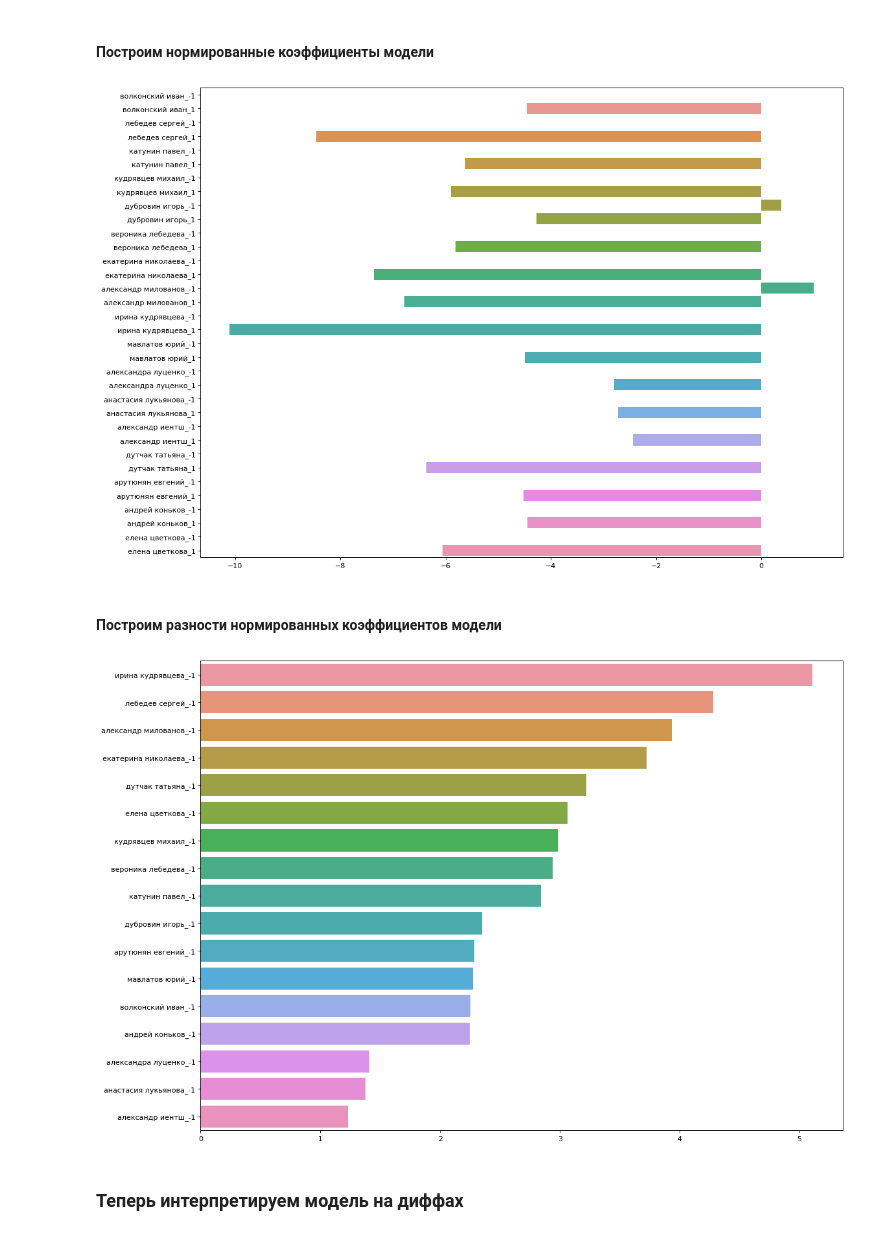
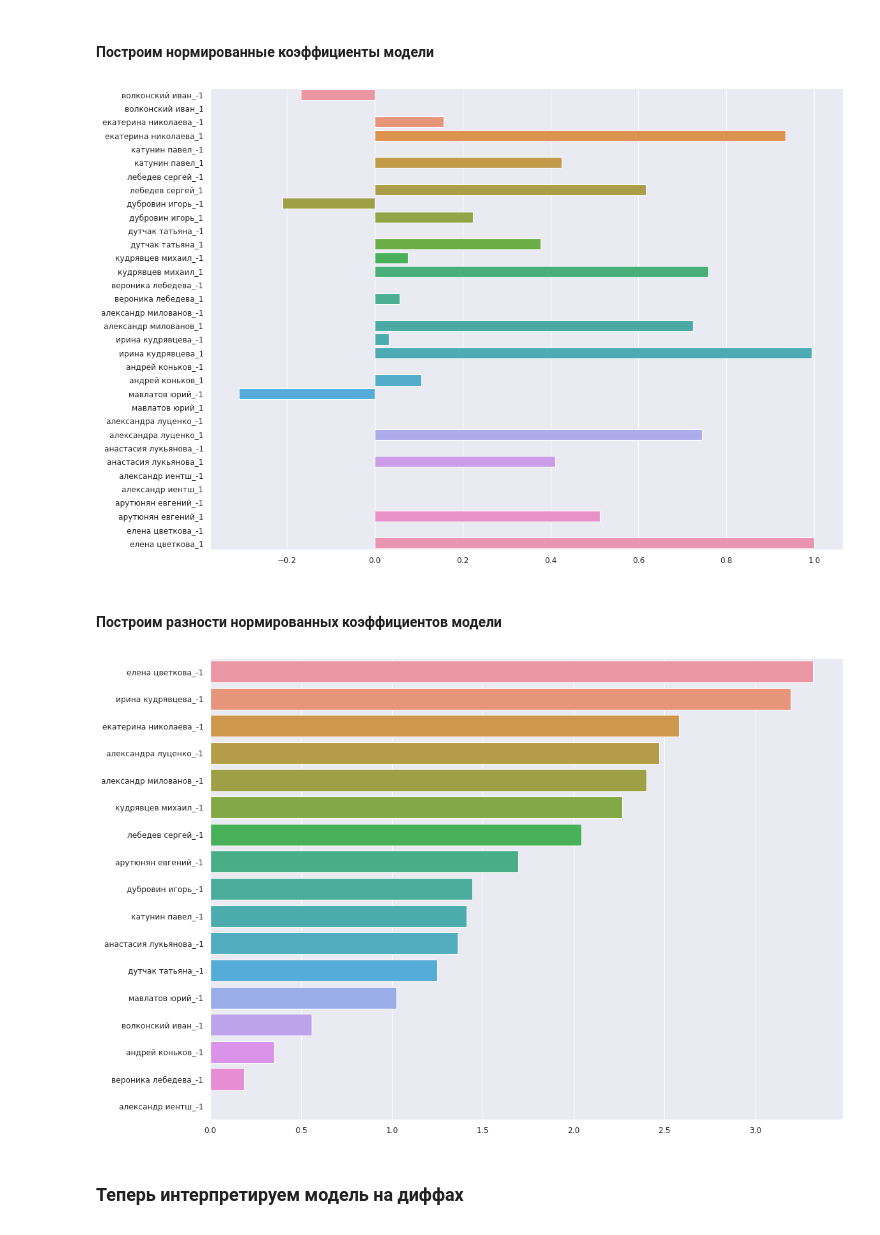
Before and after one commit to SovHustler/hustle-scrape, a Jupyter notebook: dataanalisys/Hustle Analysis.ipynb, the cells around one changed output. Cells and saved outputs as stored; diff of their text form; code cells hidden in the pictures.

```diff
--- a/dataanalisys/Hustle Analysis.ipynb
+++ b/dataanalisys/Hustle Analysis.ipynb
@@ -124,3 +128,3 @@ results.head()
 # %%
-results = pipeline.undersample_to_least_popular_judge(results)
-results.head()
+# results = pipeline.undersample_to_least_popular_judge(results)
+# results.head()
@@ -197,26 +198,28 @@ cross_based_regressor_score, diff_based_regressor_score
 # %%
 cross_based_coef_data = model_interpretation.get_sorted_cross_based_model_coefs(
     cross_based_regressor, total_cross_based_data
-)
+).negate()
 # %% [markdown]
 #### Построим нормированные коэффициенты модели
 # %%
 import seaborn as sns
 
+sns.set()
+
 plt.figure(figsize=(16, 12), dpi=80)
 ax = sns.barplot(x=cross_based_coef_data.norm_coefs, y=cross_based_coef_data.labels)
 # %% [output]
-[figure, old version]
+[figure, new version]
 # %% [markdown]
 #### Построим разности нормированных коэффициентов модели
 # %%
 plt.figure(figsize=(16, 12), dpi=80)
 
-cross_based_diff_coef_data = model_interpretation.get_diff_coef_data(cross_based_coef_data)
+cross_based_diff_coef_data = model_interpretation.get_diff_coef_data(cross_based_coef_data).negate().sort()
 
 ax = sns.barplot(x=cross_based_diff_coef_data.coefs, y=cross_based_diff_coef_data.labels)
 # %% [output]
-[figure, old version]
+[figure, new version]
 # %% [markdown]
 ### Теперь интерпретируем модель на диффах
 # %%
```
Also changed, not shown: parts of 9 cells of this notebook, 5 other files.
